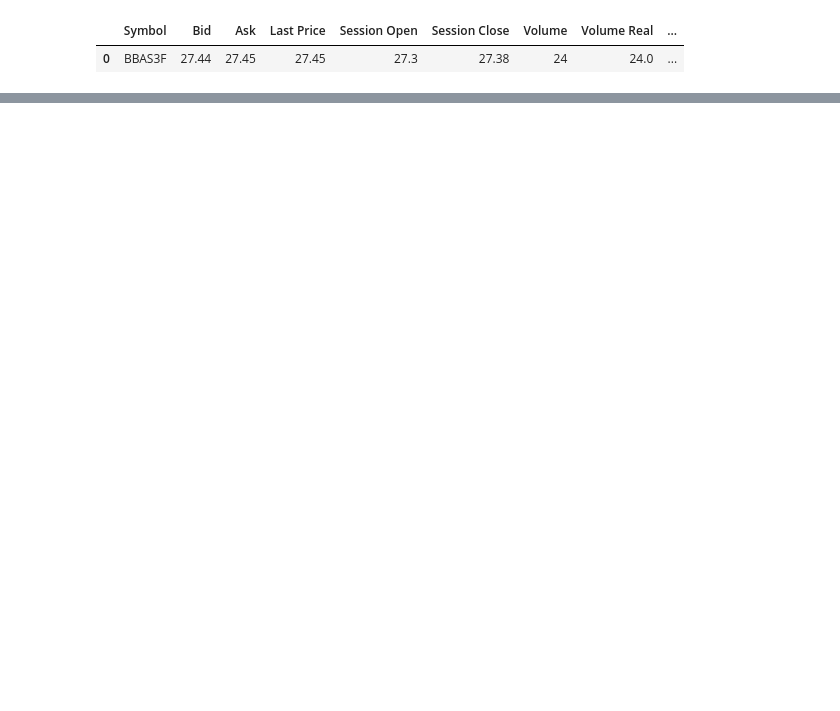
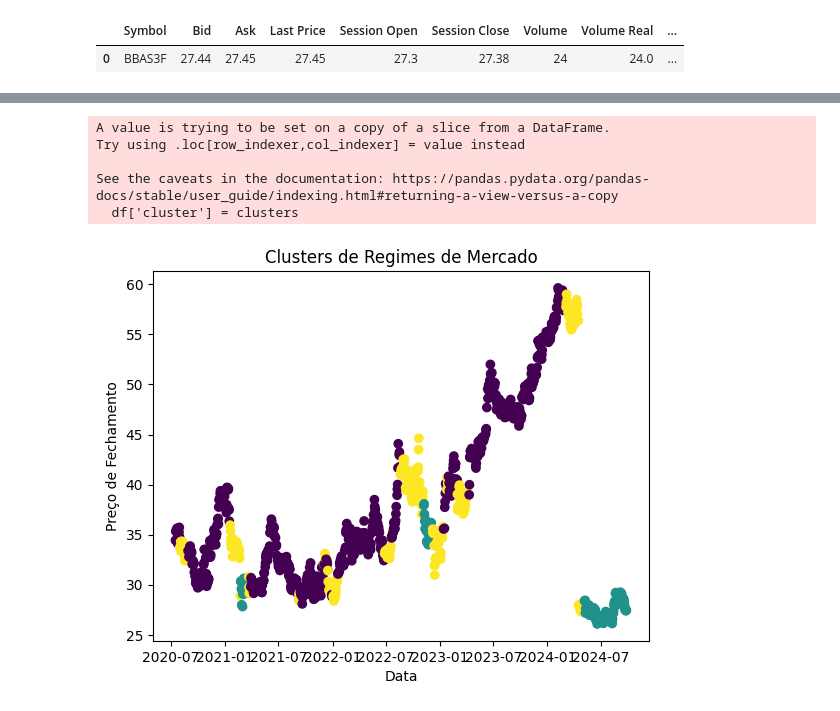
Before and after one commit to Gui-Sitton/KHAOS, a Jupyter notebook: B3/Notebooks/DataPre.ipynb, the cells around one changed output, grey strips where cells are left out. Drawn from its saved outputs; the diff is of its cells as text; code cells hidden in the pictures; blank space fills up the shorter version.

```diff
--- a/B3/Notebooks/DataPre.ipynb
+++ b/B3/Notebooks/DataPre.ipynb
@@ -56,0 +100,3 @@ df_current_data
+# %%
+# Média Móvel de Volume para identificar mudanças
+df['Volume_MA_20'] = df['real_volume'].rolling(window=20).mean()
@@ -56,0 +165,3 @@ df_current_data
+# %%
+df.info()
+df = df.dropna()
@@ -56,0 +243,22 @@ df_current_data
+# %%
+from sklearn.ensemble import RandomForestClassifier
+from sklearn.model_selection import train_test_split
+from sklearn.metrics import classification_report
+
+# Criando a variável de saída 'regime' (exemplo de classificação binária)
+df['regime'] = np.where(df['MACD'] > df['Signal'], 1, 0)  # 1 para alta, 0 para baixa
+
+# Selecionando as colunas de entrada
+X = df[features].fillna(method='ffill').values
+y = df['regime'].values
+
+# Dividindo os dados em treino e teste
+X_train, X_test, y_train, y_test = train_test_split(X, y, test_size=0.2, random_state=42)
+
+# Ajustando o modelo Random Forest
+rf_model = RandomForestClassifier(n_estimators=100, random_state=42)
+rf_model.fit(X_train, y_train)
+
+# Avaliando a performance do modelo
+y_pred = rf_model.predict(X_test)
+print(classification_report(y_test, y_pred))
@@ -56,0 +302,24 @@ df_current_data
+# %%
+from sklearn.cluster import KMeans
+import matplotlib.pyplot as plt
+
+# Executando o modelo KMeans
+kmeans = KMeans(n_clusters=3, random_state=42)  # Por exemplo, 3 clusters para regimes "alta", "neutro", "baixa"
+clusters = kmeans.fit_predict(X)
+
+# Adicionando os clusters ao DataFrame
+df['cluster'] = clusters
+
+# Visualização
+plt.scatter(df['time'], df['close'], c=clusters, cmap='viridis')
+plt.xlabel("Data")
+plt.ylabel("Preço de Fechamento")
+plt.title("Clusters de Regimes de Mercado")
+plt.show()
+# %% [output]
+A value is trying to be set on a copy of a slice from a DataFrame.
+Try using .loc[row_indexer,col_indexer] = value instead
+
+See the caveats in the documentation: https://pandas.pydata.org/pandas-docs/stable/user_guide/indexing.html#returning-a-view-versus-a-copy
+  df['cluster'] = clusters
+[figure, added]
```
Also changed, not shown: parts of 14 cells of this notebook, 1 other file.
